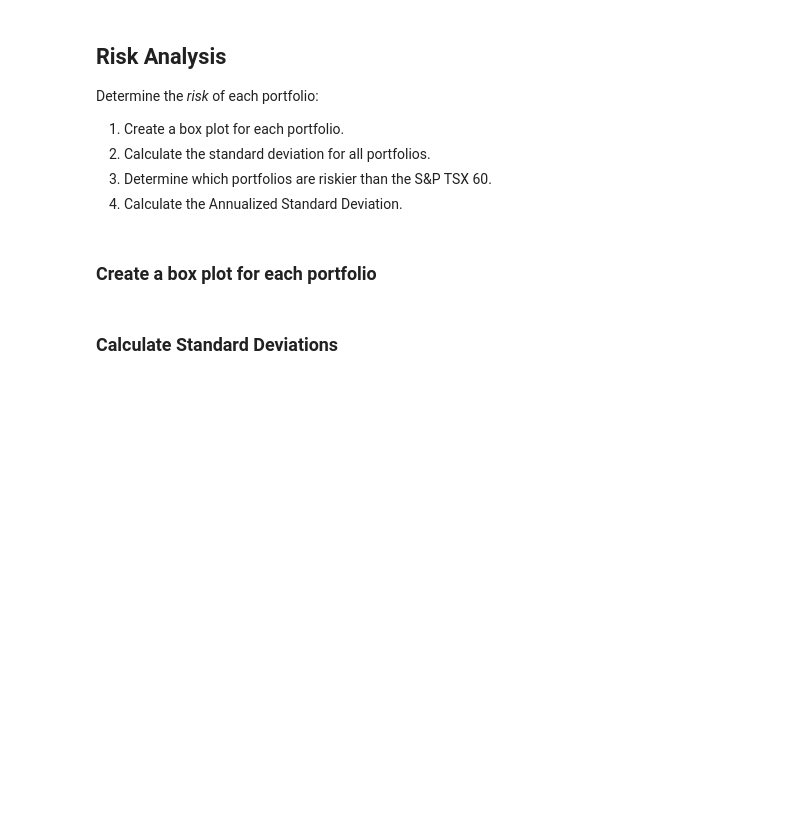
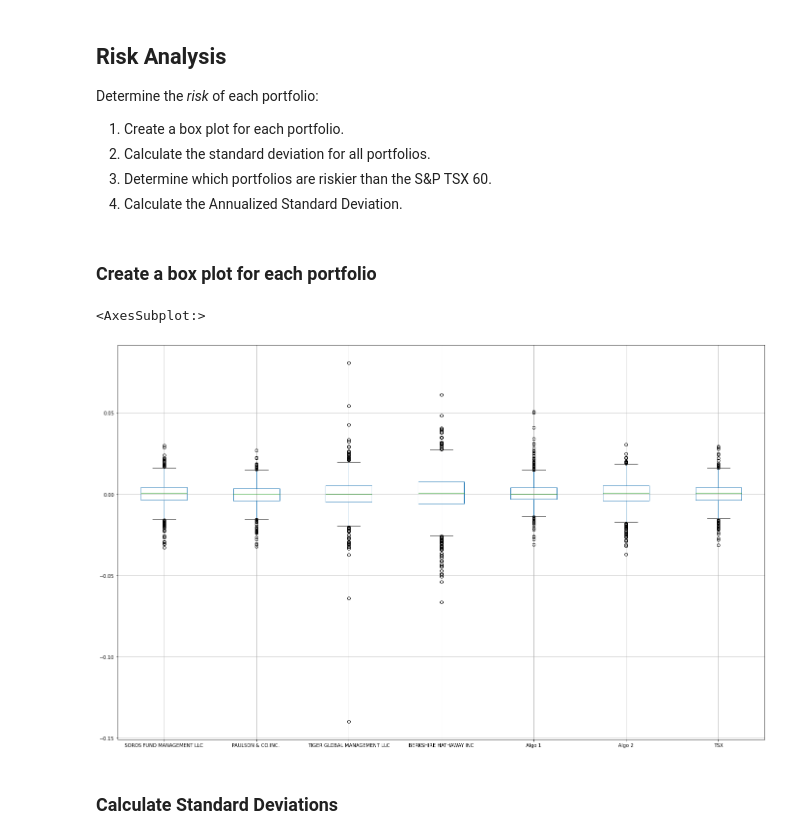
Before and after one commit to keanumanson/Pandas-Homework, a Jupyter notebook: whale_analysis.ipynb, the cells around one changed output. Drawn from its saved outputs; the diff is of its cells as text; code cells hidden in the pictures; blank space fills up the shorter version.

```diff
--- a/whale_analysis.ipynb
+++ b/whale_analysis.ipynb
@@ -225,6 +237,10 @@ Determine the _risk_ of each portfolio:
 ### Create a box plot for each portfolio
 # %%
 # Box plot to visually show risk
+combined_df.boxplot(figsize=(24,15))
+# %% [output]
+<AxesSubplot:>
+[figure, added]
 # %% [markdown]
 ### Calculate Standard Deviations
 # %%
```
Also changed, not shown: parts of 20 cells of this notebook, 3 other files.
